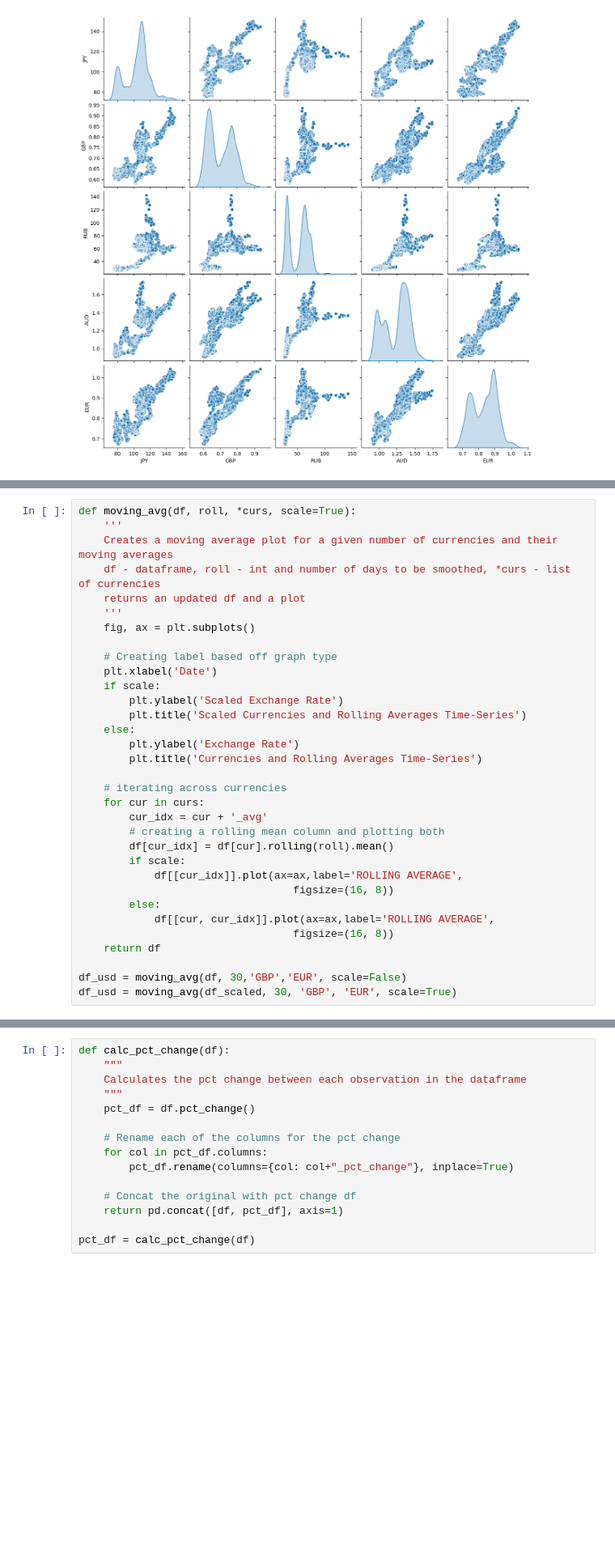
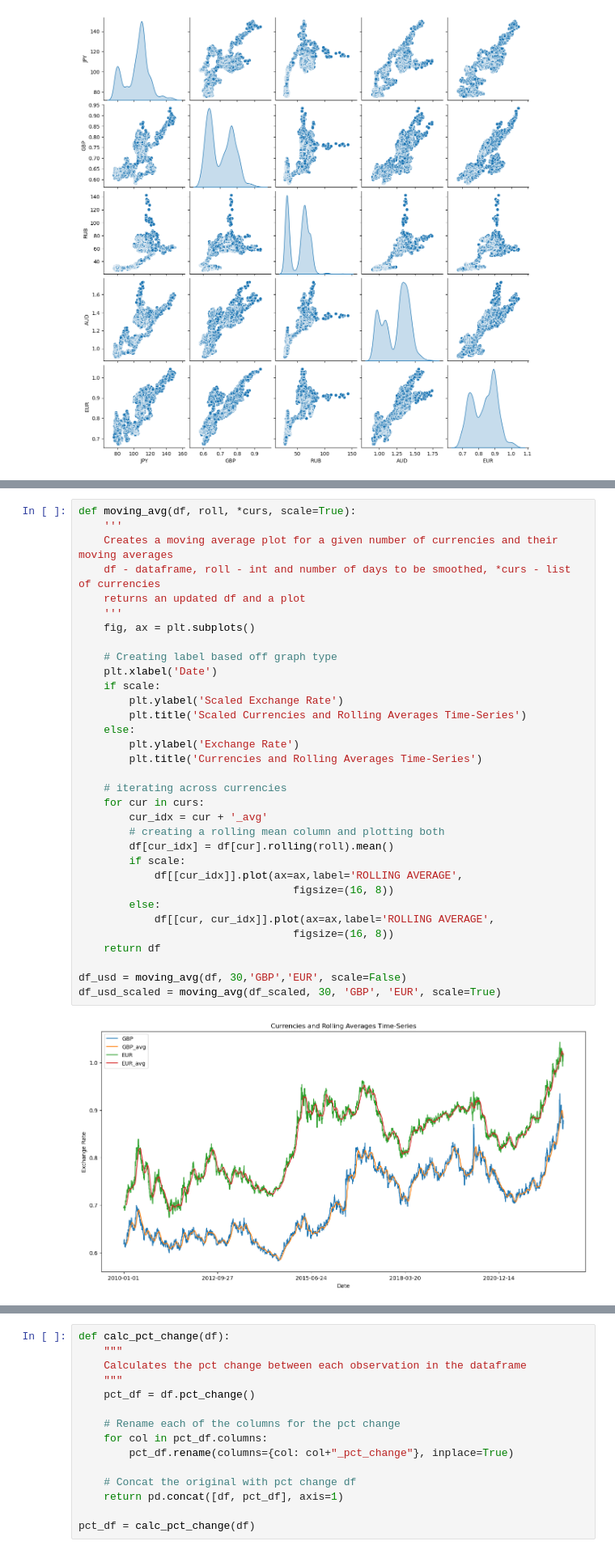
Before and after one commit to pogrebitskiy/Forex_Project, a Jupyter notebook: 07_Analysis_Plan.ipynb, the cells around one changed output, grey strips where cells are left out. Shown at 81% size. Saved outputs shown, nothing was run; the diff lists cells and outputs as text; blank space fills up the shorter version.

```diff
--- a/07_Analysis_Plan.ipynb
+++ b/07_Analysis_Plan.ipynb
@@ -177,31 +180,33 @@ def moving_avg(df, roll, *curs, scale=True):
     '''
     Creates a moving average plot for a given number of currencies and their moving averages
     df - dataframe, roll - int and number of days to be smoothed, *curs - list of currencies
     returns an updated df and a plot
     '''
     fig, ax = plt.subplots()
 
     # Creating label based off graph type
     plt.xlabel('Date')
     if scale:
         plt.ylabel('Scaled Exchange Rate')
         plt.title('Scaled Currencies and Rolling Averages Time-Series')
     else:
         plt.ylabel('Exchange Rate')
         plt.title('Currencies and Rolling Averages Time-Series')
 
     # iterating across currencies
     for cur in curs:
         cur_idx = cur + '_avg'
         # creating a rolling mean column and plotting both
         df[cur_idx] = df[cur].rolling(roll).mean()
         if scale:
             df[[cur_idx]].plot(ax=ax,label='ROLLING AVERAGE',
                                   figsize=(16, 8))
         else:
             df[[cur, cur_idx]].plot(ax=ax,label='ROLLING AVERAGE',
                                   figsize=(16, 8))
     return df
 
 df_usd = moving_avg(df, 30,'GBP','EUR', scale=False)
-df_usd = moving_avg(df_scaled, 30, 'GBP', 'EUR', scale=True)
+df_usd_scaled = moving_avg(df_scaled, 30, 'GBP', 'EUR', scale=True)
+# %% [output]
+[figure, added]
```
Also changed, not shown: parts of 4 cells of this notebook.
